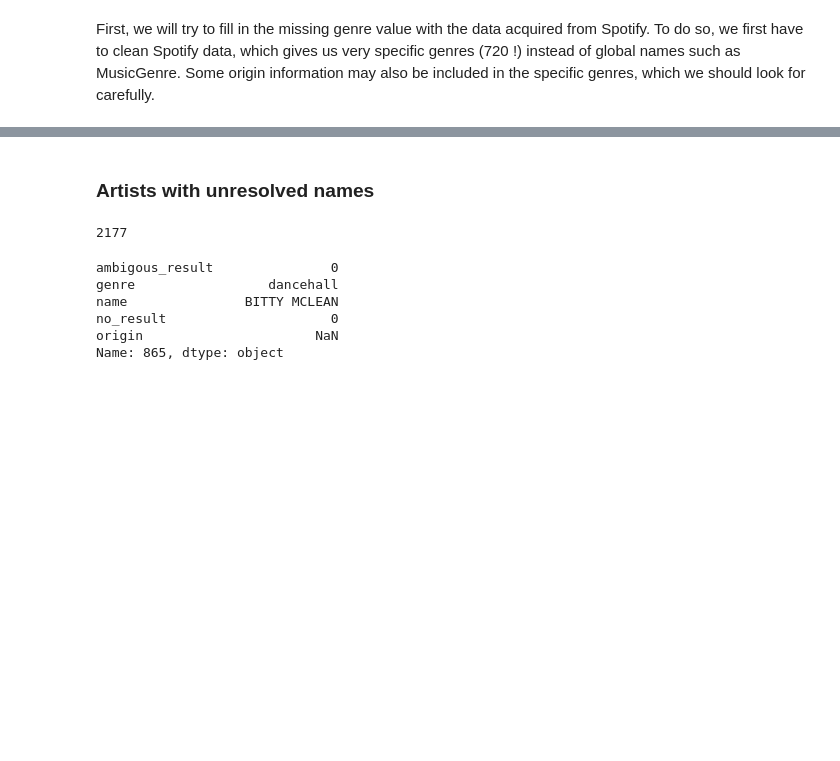
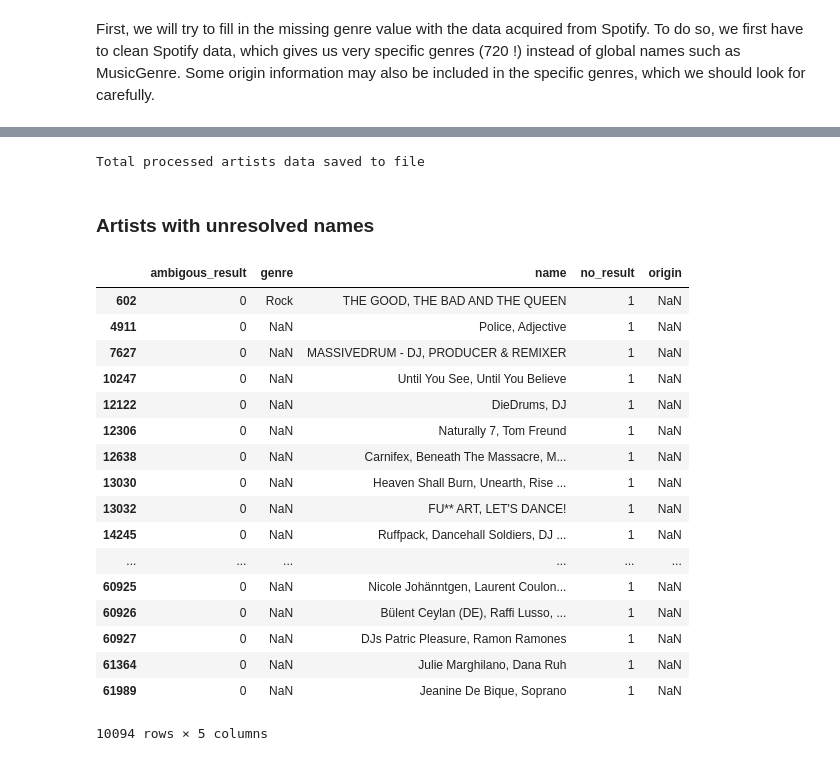
Before and after one commit to sareban/ada-project, a Jupyter notebook: Preprocessing.ipynb, the cells around one changed output, grey strips where cells are left out. Drawn from its saved outputs; the diff is of its cells as text; code cells hidden in the pictures; blank space fills up the shorter version.

```diff
--- a/Preprocessing.ipynb
+++ b/Preprocessing.ipynb
@@ -280,10 +281,17 @@ country_dict['chalga'] = 'Bulgaria'
 country_dict['napoletana'] = 'Italy'
 country_dict['bhangra'] = 'India'
 country_dict['carnatic'] = 'India'
-
-country_dict['j-metal'] = 'Japan'
-country_dict['j-core'] = 'Japan'
-country_dict['magyar'] = 'Hungary'
+country_dict['forro'] = 'Brasil'
+country_dict['entehno'] = 'Greece'
+country_dict['bay'] = 'United States'
+country_dict['schlager'] = 'Germany'
+country_dict['coast'] = 'United States'
+country_dict['j-dance'] = 'Japan'
+country_dict['k-hop'] = 'Korea'
+country_dict['francoton'] = 'France'
+country_dict['corsican'] = 'France'
+country_dict['british'] = 'United Kingdom'
+country_dict['c-pop'] = 'China'
 # %%
 total_spotify = total_spotify.select(lambda x: (x in musicgraph_several.index) or (x in musicgraph_missing.index))
 print('Total number of genres from Spotify :', total_spotify.genre.unique().size)
@@ -420,21 +384,45 @@ total_spotify.name.size
+# %%
+for index in musicgraph_missing.index :
+    if not pd.isnull(musicgraph_missing.loc[index].genre) :
+        total_musicgraph.set_value(index, 'genre', musicgraph_missing.loc[index].genre)
+        if not pd.isnull(musicgraph_missing.loc[index].origin) :
+            total_musicgraph.set_value(index, 'origin', musicgraph_missing.loc[index].origin)
+            musicgraph_missing.drop(index, inplace=True)
+
+for index in musicgraph_several.index :
+    if not pd.isnull(musicgraph_several.loc[index].genre) :
+        total_musicgraph.set_value(index, 'genre', musicgraph_several.loc[index].genre)
+        if not pd.isnull(musicgraph_several.loc[index].origin) :
+            total_musicgraph.set_value(index, 'origin', musicgraph_several.loc[index].origin)
+            musicgraph_several.drop(index, inplace=True)
+# %%
+#Intermediary save
+filename = 'total_artists_processed.csv'
+pd.DataFrame(total_musicgraph, columns=list(total_musicgraph.columns)).to_csv(filename, index=False, encoding="utf-8")
+print('Total processed artists data saved to file')
+# %% [output]
+Total processed artists data saved to file
 # %% [markdown]
 ### Artists with unresolved names
-# %%
-musicgraph_several
-i=0
-for index, name in zip(musicgraph_several.index, musicgraph_several.name) :
-    if 'DJ' in name :
-        musicgraph_several.set_value(index, 'genre', 'Electronica/Dance')
-        i+=1
-print(i)
-# %% [output]
-2177
-# %%
-total_spotify.iloc[602]
-# %% [output]
-ambigous_result               0
-genre                 dancehall
-name               BITTY MCLEAN
-no_result                     0
-origin                      NaN
-Name: 865, dtype: object
+# %%
+musicgraph_missing
+musicgraph_several
+# %% [output]
+|  | ambigous_result | genre | name | no_result | origin |
+| 602 | 0 | Rock | THE GOOD, THE BAD AND THE QUEEN | 1 | NaN |
+| 4911 | 0 | NaN | Police, Adjective | 1 | NaN |
+| 7627 | 0 | NaN | MASSIVEDRUM - DJ, PRODUCER & REMIXER | 1 | NaN |
+| 10247 | 0 | NaN | Until You See, Until You Believe | 1 | NaN |
+| 12122 | 0 | NaN | DieDrums, DJ | 1 | NaN |
+| 12306 | 0 | NaN | Naturally 7, Tom Freund | 1 | NaN |
+| 12638 | 0 | NaN | Carnifex, Beneath The Massacre, M... | 1 | NaN |
+| 13030 | 0 | NaN | Heaven Shall Burn, Unearth, Rise ... | 1 | NaN |
+| 13032 | 0 | NaN | FU** ART, LET'S DANCE! | 1 | NaN |
+| 14245 | 0 | NaN | Ruffpack, Dancehall Soldiers, DJ ... | 1 | NaN |
+| ... | ... | ... | ... | ... | ... |
+| 60925 | 0 | NaN | Nicole Johänntgen, Laurent Coulon... | 1 | NaN |
+| 60926 | 0 | NaN | Bülent Ceylan (DE), Raffi Lusso, ... | 1 | NaN |
+| 60927 | 0 | NaN | DJs Patric Pleasure, Ramon Ramones | 1 | NaN |
+| 61364 | 0 | NaN | Julie Marghilano, Dana Ruh | 1 | NaN |
+| 61989 | 0 | NaN | Jeanine De Bique, Soprano | 1 | NaN |
+10094 rows × 5 columns
```
Also changed, not shown: parts of 8 cells of this notebook, 1 other file.
